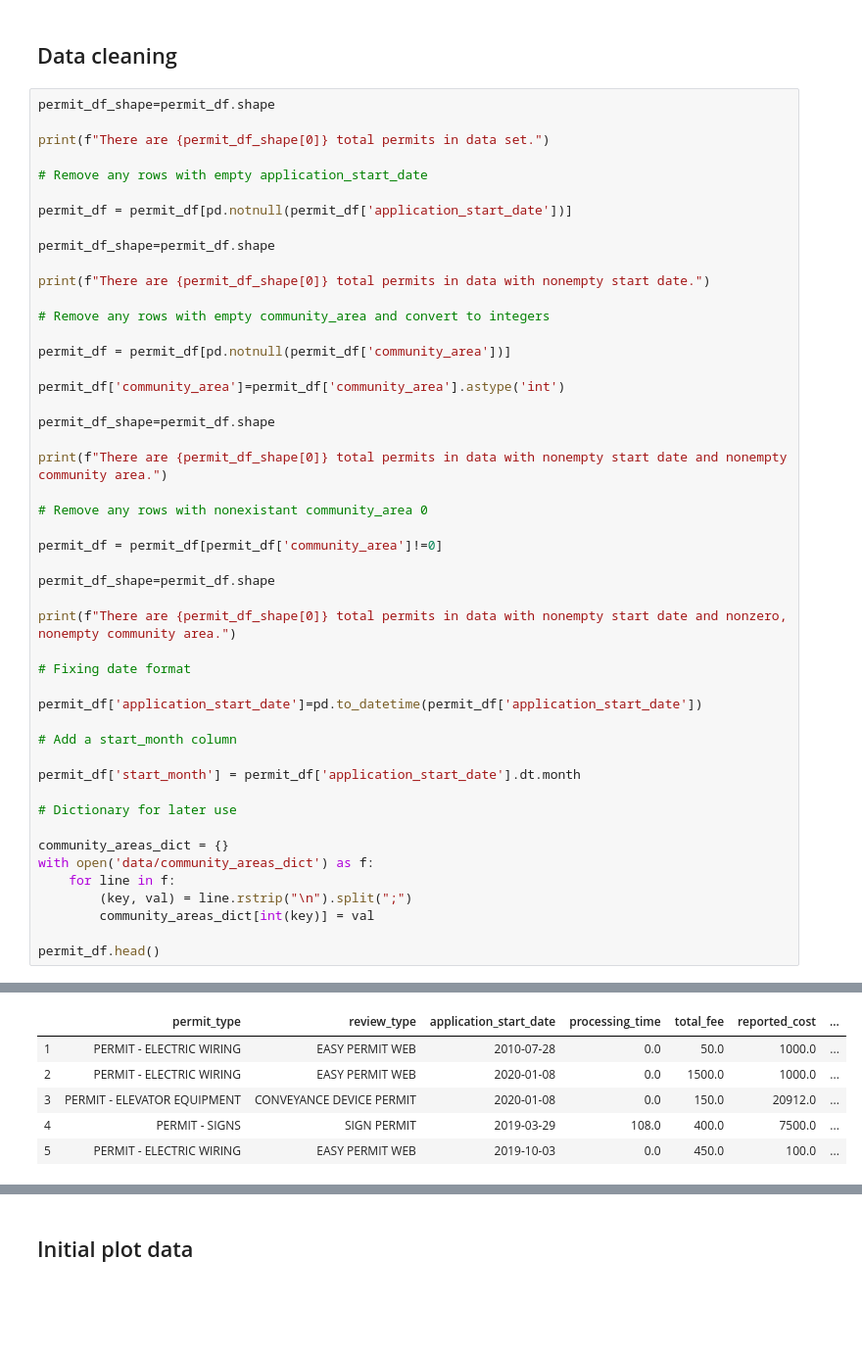
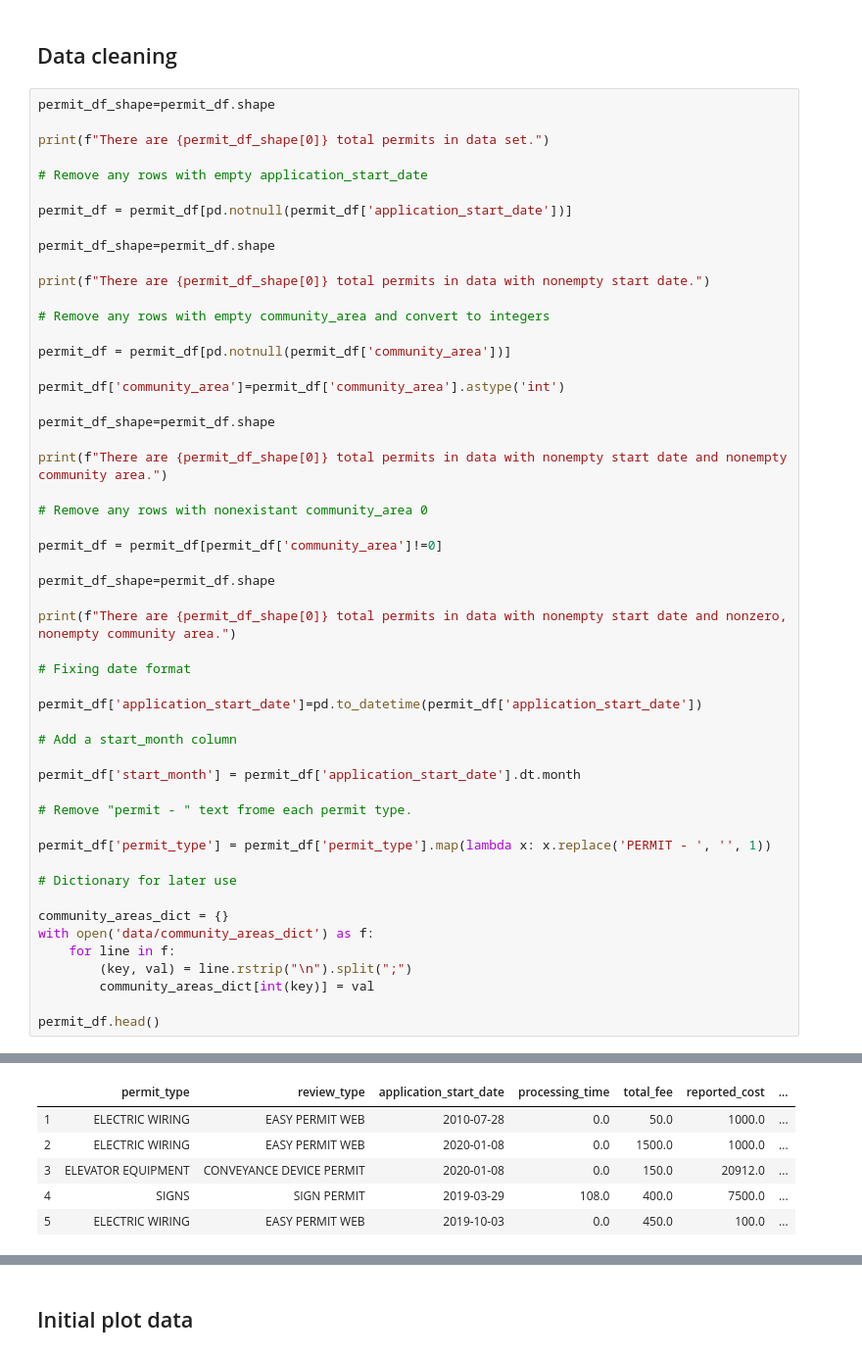
Before and after one commit to mahoneyjam/Project_1, a Jupyter notebook: data_wrangling.ipynb, the cells around one changed output, grey strips where cells are left out. Shown: that part at 98% size. Cells and saved outputs as stored; diff of their text form; blank space fills up the shorter version.

```diff
--- a/data_wrangling.ipynb
+++ b/data_wrangling.ipynb
@@ -83,38 +83,42 @@ print(f"There are {permit_df_shape[0]} total permits in data with nonempty start
 
 permit_df = permit_df[permit_df['community_area']!=0]
 
 permit_df_shape=permit_df.shape
 
 print(f"There are {permit_df_shape[0]} total permits in data with nonempty start date and nonzero, nonempty community area.")
 
 # Fixing date format
 
 permit_df['application_start_date']=pd.to_datetime(permit_df['application_start_date'])
 
 # Add a start_month column
 
 permit_df['start_month'] = permit_df['application_start_date'].dt.month
 
+# Remove "permit - " text frome each permit type.
+
+permit_df['permit_type'] = permit_df['permit_type'].map(lambda x: x.replace('PERMIT - ', '', 1))
+
 # Dictionary for later use
 
 community_areas_dict = {}
 with open('data/community_areas_dict') as f:
     for line in f:
         (key, val) = line.rstrip("\n").split(";")
         community_areas_dict[int(key)] = val
 
 permit_df.head()
 # %% [output]
 There are 507818 total permits in data set.
 There are 507818 total permits in data with nonempty start date.
 There are 507818 total permits in data with nonempty start date and nonempty community area.
 There are 507818 total permits in data with nonempty start date and nonzero, nonempty community area.
 |  | permit_type | review_type | application_start_date | processing_time | total_fee | reported_cost | ... |
-| 1 | PERMIT - ELECTRIC WIRING | EASY PERMIT WEB | 2010-07-28 | 0.0 | 50.0 | 1000.0 | ... |
-| 2 | PERMIT - ELECTRIC WIRING | EASY PERMIT WEB | 2020-01-08 | 0.0 | 1500.0 | 1000.0 | ... |
-| 3 | PERMIT - ELEVATOR EQUIPMENT | CONVEYANCE DEVICE PERMIT | 2020-01-08 | 0.0 | 150.0 | 20912.0 | ... |
-| 4 | PERMIT - SIGNS | SIGN PERMIT | 2019-03-29 | 108.0 | 400.0 | 7500.0 | ... |
-| 5 | PERMIT - ELECTRIC WIRING | EASY PERMIT WEB | 2019-10-03 | 0.0 | 450.0 | 100.0 | ... |
+| 1 | ELECTRIC WIRING | EASY PERMIT WEB | 2010-07-28 | 0.0 | 50.0 | 1000.0 | ... |
+| 2 | ELECTRIC WIRING | EASY PERMIT WEB | 2020-01-08 | 0.0 | 1500.0 | 1000.0 | ... |
+| 3 | ELEVATOR EQUIPMENT | CONVEYANCE DEVICE PERMIT | 2020-01-08 | 0.0 | 150.0 | 20912.0 | ... |
+| 4 | SIGNS | SIGN PERMIT | 2019-03-29 | 108.0 | 400.0 | 7500.0 | ... |
+| 5 | ELECTRIC WIRING | EASY PERMIT WEB | 2019-10-03 | 0.0 | 450.0 | 100.0 | ... |
 # %%
 # How many sign are there?
 sign_permit_df=permit_df[permit_df['permit_type']=='PERMIT - SIGNS']
```
Also changed, not shown: parts of 12 cells of this notebook.
